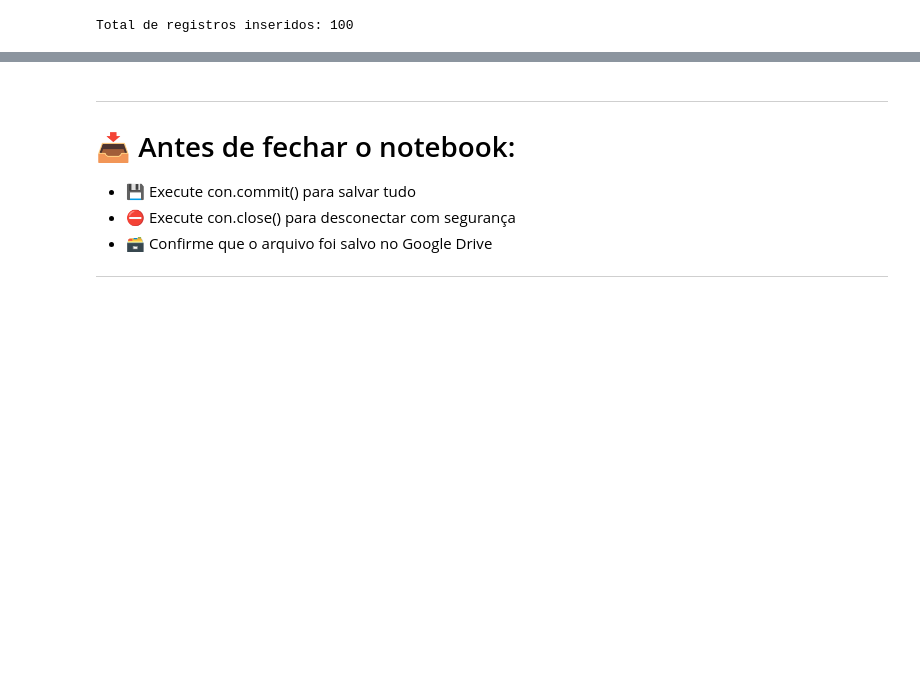
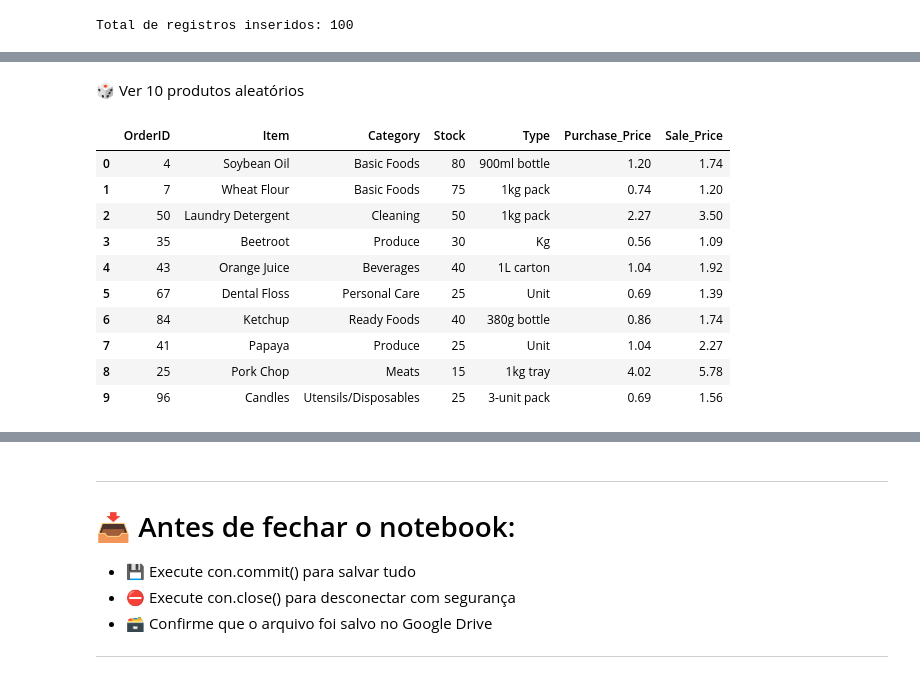
Before and after one commit to italomellors/Data_Analysis_Projects, a Jupyter notebook: 01-supermarket-sales-analysis/notebooks/super_market.ipynb, the cells around one changed output, grey strips where cells are left out. Cells and saved outputs as stored; diff of their text form; code cells hidden in the pictures; blank space fills up the shorter version.

```diff
--- a/01-supermarket-sales-analysis/notebooks/super_market.ipynb
+++ b/01-supermarket-sales-analysis/notebooks/super_market.ipynb
@@ -192,0 +238,17 @@ Total de registros inseridos: 100
+# %% [markdown]
+🎲 Ver 10 produtos aleatórios
+# %%
+df_aleatorios = pd.read_sql_query("SELECT * FROM Products ORDER BY RANDOM() LIMIT 10", con)
+df_aleatorios
+# %% [output]
+|  | OrderID | Item | Category | Stock | Type | Purchase_Price | Sale_Price |
+| 0 | 4 | Soybean Oil | Basic Foods | 80 | 900ml bottle | 1.20 | 1.74 |
+| 1 | 7 | Wheat Flour | Basic Foods | 75 | 1kg pack | 0.74 | 1.20 |
+| 2 | 50 | Laundry Detergent | Cleaning | 50 | 1kg pack | 2.27 | 3.50 |
+| 3 | 35 | Beetroot | Produce | 30 | Kg | 0.56 | 1.09 |
+| 4 | 43 | Orange Juice | Beverages | 40 | 1L carton | 1.04 | 1.92 |
+| 5 | 67 | Dental Floss | Personal Care | 25 | Unit | 0.69 | 1.39 |
+| 6 | 84 | Ketchup | Ready Foods | 40 | 380g bottle | 0.86 | 1.74 |
+| 7 | 41 | Papaya | Produce | 25 | Unit | 1.04 | 2.27 |
+| 8 | 25 | Pork Chop | Meats | 15 | 1kg tray | 4.02 | 5.78 |
+| 9 | 96 | Candles | Utensils/Disposables | 25 | 3-unit pack | 0.69 | 1.56 |
```
Also changed, not shown: parts of 17 cells of this notebook, 4 other files.
